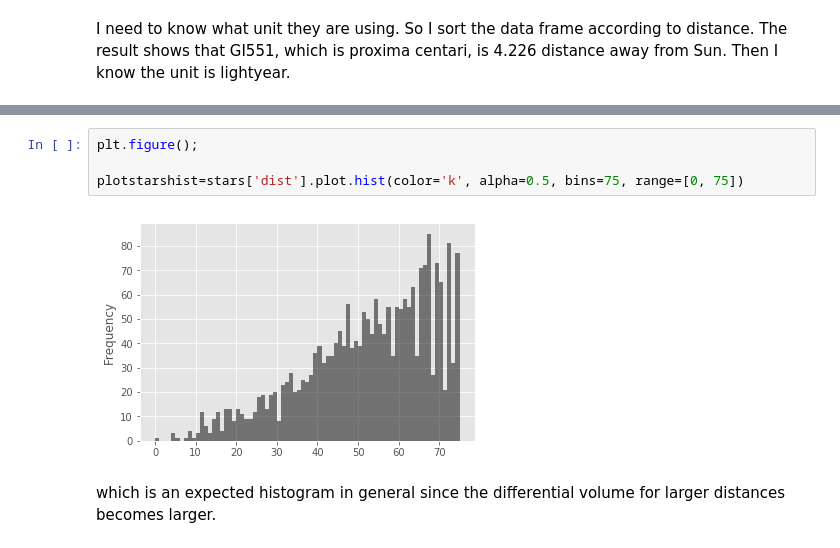
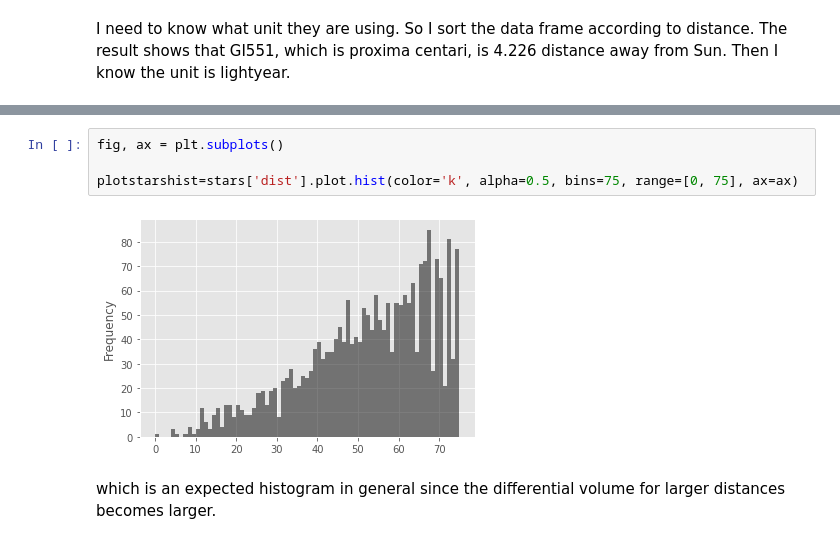
Before and after one commit to emptymalei/future-star-network, a Jupyter notebook: basics-of-data.ipynb, the cells around one changed output, grey strips where cells are left out. Cells and saved outputs as stored; diff of their text form.

```diff
--- a/basics-of-data.ipynb
+++ b/basics-of-data.ipynb
@@ -76,9 +62,9 @@ Name: dist, dtype: float64
 # %%
-plt.figure();
+fig, ax = plt.subplots()
 
-plotstarshist=stars['dist'].plot.hist(color='k', alpha=0.5, bins=75, range=[0, 75])
+plotstarshist=stars['dist'].plot.hist(color='k', alpha=0.5, bins=75, range=[0, 75], ax=ax)
 # %% [output]
-[figure, old version]
+[figure, new version]
 # %% [markdown]
 which is an expected histogram in general since the differential volume for larger distances becomes larger.
 # %% [markdown]
```
Also changed, not shown: parts of 24 cells of this notebook, 4 other files.
